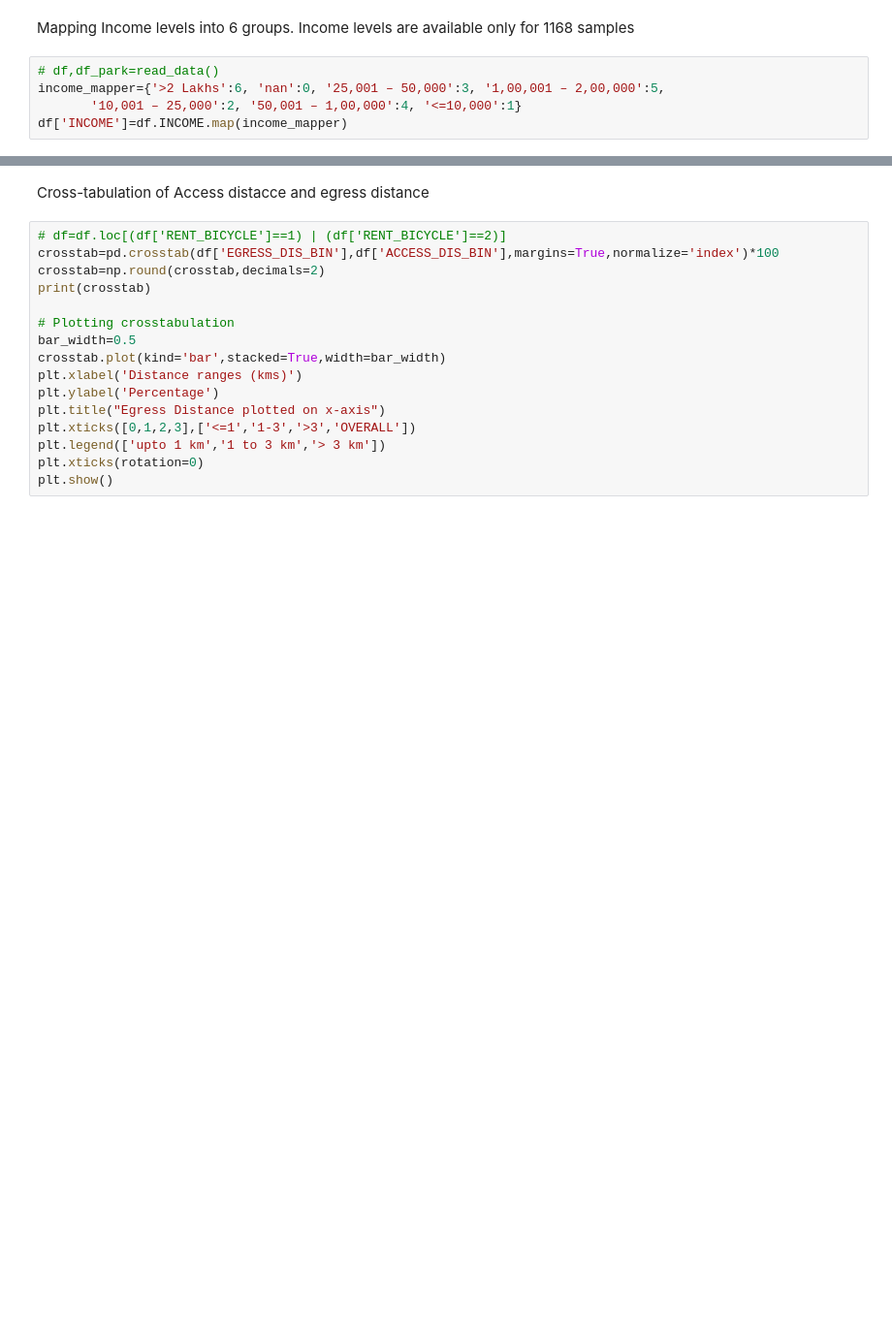
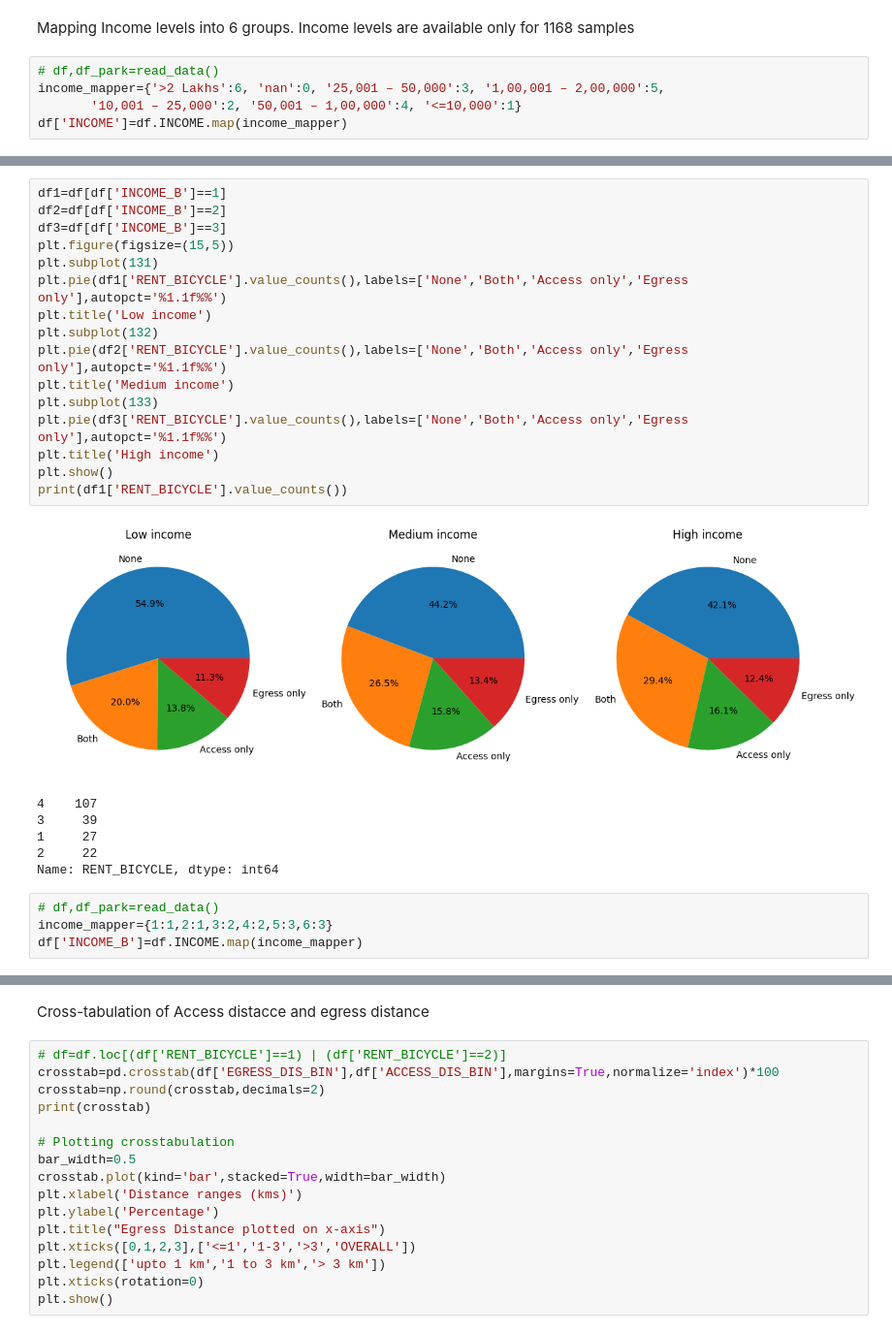
Before and after one commit to Gavaskar24/Metro, a Jupyter notebook: EDA.ipynb, the cells around one changed output, grey strips where cells are left out. Shown at 97% size. Drawn from its saved outputs; the diff is of its cells as text; blank space fills up the shorter version.

```diff
--- a/EDA.ipynb
+++ b/EDA.ipynb
@@ -199,0 +209,27 @@ df['INCOME']=df.INCOME.map(income_mapper)
+# %%
+df1=df[df['INCOME_B']==1]
+df2=df[df['INCOME_B']==2]
+df3=df[df['INCOME_B']==3]
+plt.figure(figsize=(15,5))
+plt.subplot(131)
+plt.pie(df1['RENT_BICYCLE'].value_counts(),labels=['None','Both','Access only','Egress only'],autopct='%1.1f%%')
+plt.title('Low income')
+plt.subplot(132)
+plt.pie(df2['RENT_BICYCLE'].value_counts(),labels=['None','Both','Access only','Egress only'],autopct='%1.1f%%')
+plt.title('Medium income')
+plt.subplot(133)
+plt.pie(df3['RENT_BICYCLE'].value_counts(),labels=['None','Both','Access only','Egress only'],autopct='%1.1f%%')
+plt.title('High income')
+plt.show()
+print(df1['RENT_BICYCLE'].value_counts())
+# %% [output]
+[figure, added]
+4    107
+3     39
+1     27
+2     22
+Name: RENT_BICYCLE, dtype: int64
+# %%
+# df,df_park=read_data()
+income_mapper={1:1,2:1,3:2,4:2,5:3,6:3}
+df['INCOME_B']=df.INCOME.map(income_mapper)
```
Also changed, not shown: parts of 4 cells of this notebook, 2 other files.
